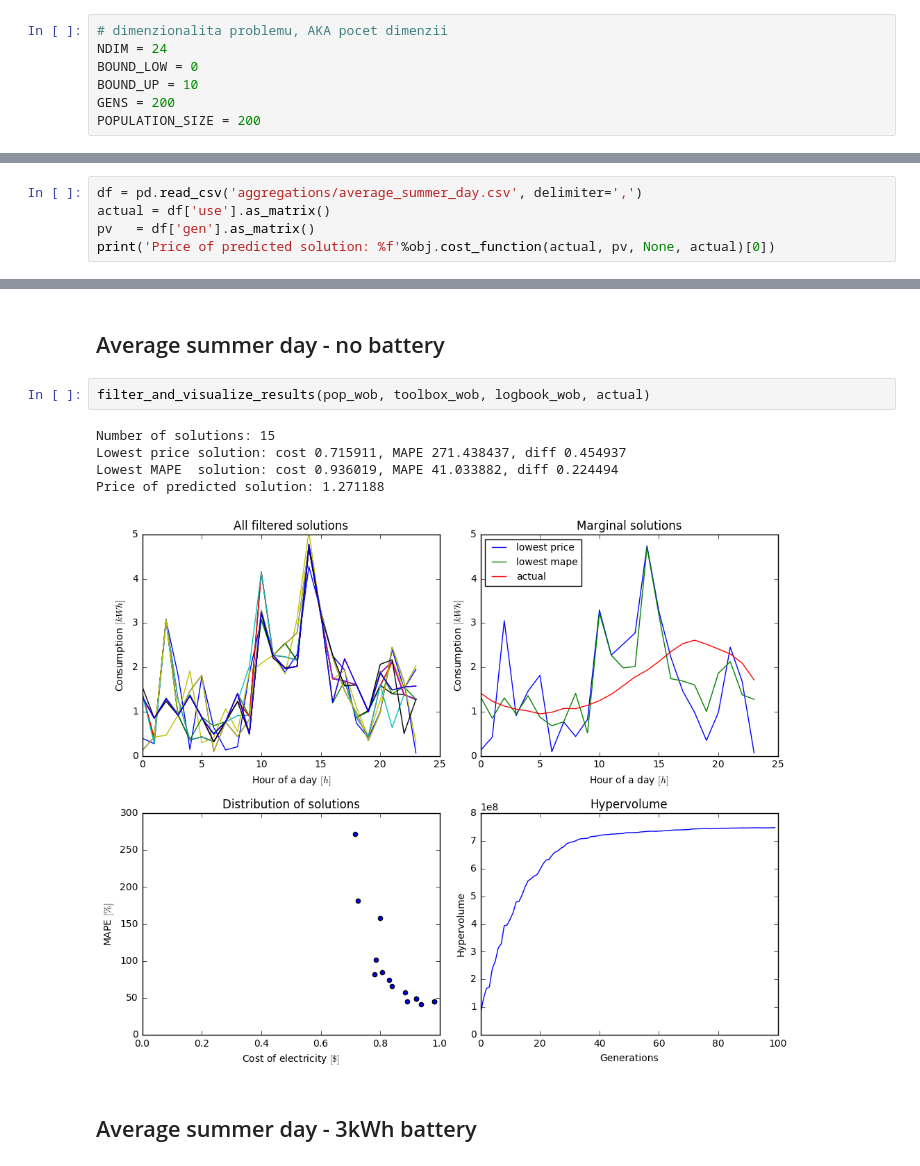
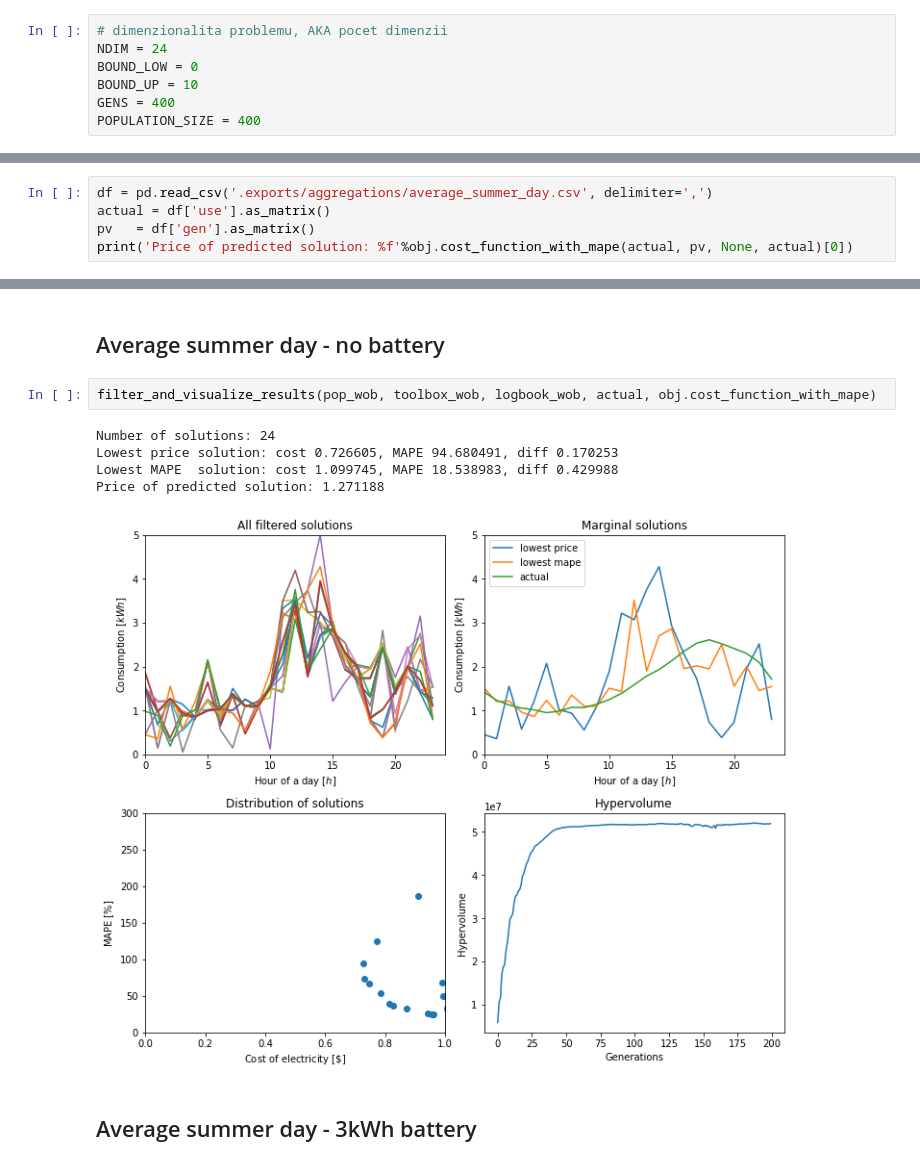
Before and after one commit to Jarino/energy-recommender, a Jupyter notebook: NSGA-II experiment.ipynb, the cells around one changed output, grey strips where cells are left out. Cells and saved outputs as stored; diff of their text form.

```diff
--- a/NSGA-II experiment.ipynb
+++ b/NSGA-II experiment.ipynb
@@ -93,7 +28,7 @@ creator.create('Individual', array.array, typecode='d', fitness=creator.FitnessM
 NDIM = 24
 BOUND_LOW = 0
 BOUND_UP = 10
-GENS = 200
-POPULATION_SIZE = 200
+GENS = 400
+POPULATION_SIZE = 400
 # %% [markdown]
 # Recommendation for average winter day
@@ -216,10 +295,10 @@ results.mean(axis=0).tolist()
 # %% [markdown]
 # Recommendation for average summer day
 # %%
-df = pd.read_csv('aggregations/average_summer_day.csv', delimiter=',')
+df = pd.read_csv('.exports/aggregations/average_summer_day.csv', delimiter=',')
 actual = df['use'].as_matrix()
 pv   = df['gen'].as_matrix()
-print('Price of predicted solution: %f'%obj.cost_function(actual, pv, None, actual)[0])
+print('Price of predicted solution: %f'%obj.cost_function_with_mape(actual, pv, None, actual)[0])
 # %% [output]
 Price of predicted solution: 1.271188
 # %%
@@ -299,13 +378,13 @@ Wall time: 20.9 s
 # %% [markdown]
 ## Average summer day - no battery
 # %%
-filter_and_visualize_results(pop_wob, toolbox_wob, logbook_wob, actual)
+filter_and_visualize_results(pop_wob, toolbox_wob, logbook_wob, actual, obj.cost_function_with_mape)
 # %% [output]
-Number of solutions: 15
-Lowest price solution: cost 0.715911, MAPE 271.438437, diff 0.454937
-Lowest MAPE  solution: cost 0.936019, MAPE 41.033882, diff 0.224494
+Number of solutions: 24
+Lowest price solution: cost 0.726605, MAPE 94.680491, diff 0.170253
+Lowest MAPE  solution: cost 1.099745, MAPE 18.538983, diff 0.429988
 Price of predicted solution: 1.271188
-[figure, old version]
+[figure, new version]
 # %% [markdown]
 ## Average summer day - 3kWh battery
 # %%
```
Also changed, not shown: parts of 35 cells of this notebook, 5 other files.
